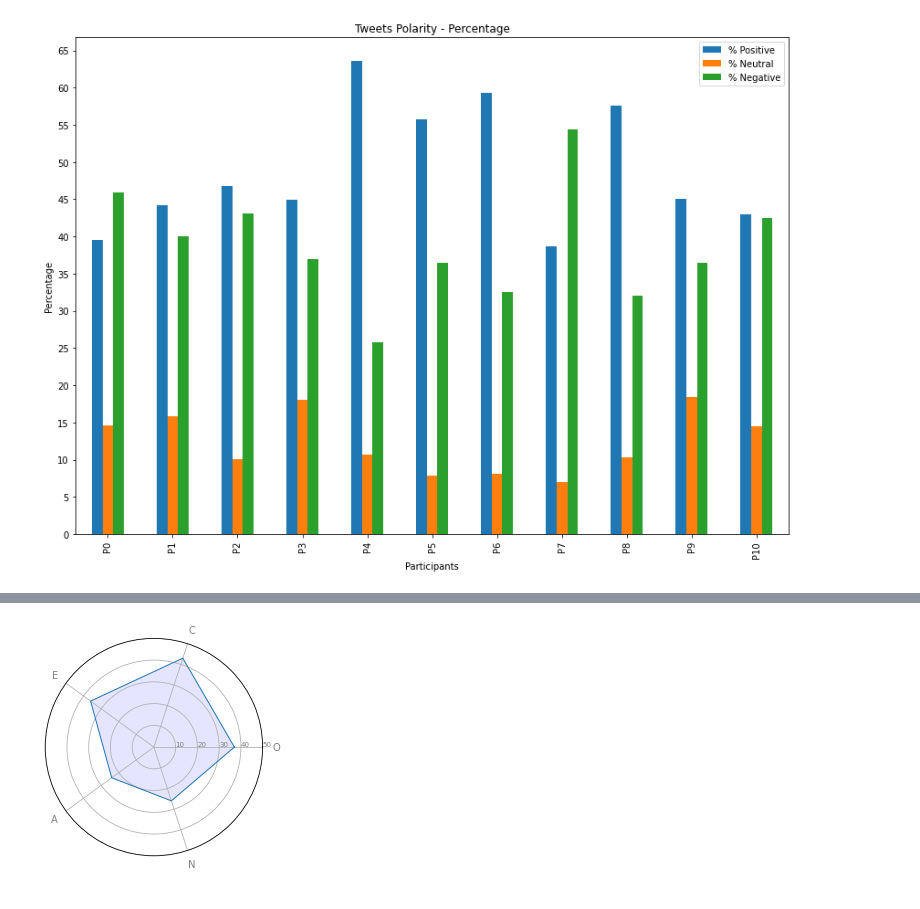
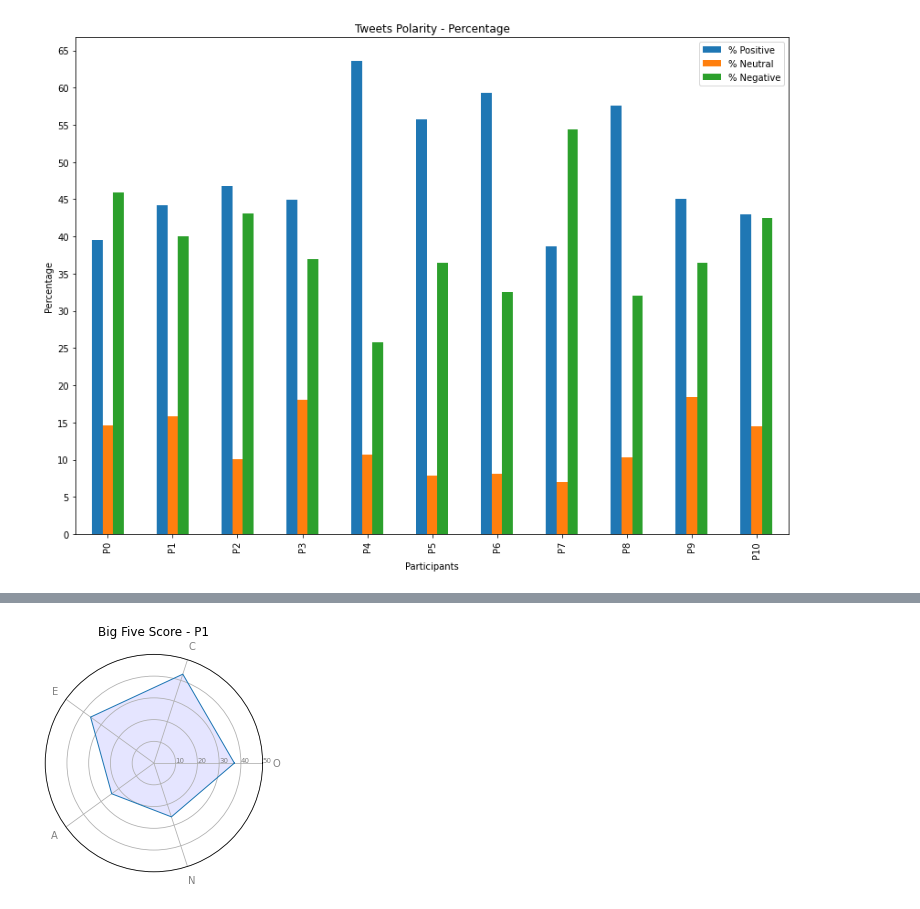
Before and after one commit to leosilva/peerj_computer_science_2022, a Jupyter notebook: Notebooks/Line Chart Polarity Scores.ipynb, the cells around one changed output, grey strips where cells are left out. Saved outputs shown, nothing was run; the diff lists cells and outputs as text; code cells hidden in the pictures.

Commit message:
alteração no spider chart

```diff
--- a/Notebooks/Line Chart Polarity Scores.ipynb
+++ b/Notebooks/Line Chart Polarity Scores.ipynb
@@ -313,12 +313,17 @@ bigfive = []
 
 for c in data:
     id_user = c
+
     df_bf = pd.DataFrame(data[id_user]['bigfive'])
-#     del df_bf[0]
-#     del df_bf[6]
-#     df_bf.columns = ['O', 'C', 'E', 'A', 'N']
 
-    bigfive.append(df_bf)
+    if df_bf.empty == False:
+
+        del df_bf[0]
+        del df_bf[6]
+
+        df_bf.columns = ['O', 'C', 'E', 'A', 'N']
+
+        bigfive.append(df_bf)
 
 print(bigfive)
 # %% [output]
@@ -342,52 +337,58 @@ Index: []]
 # %%
-o = [bigfive['O']]
-c = [bigfive['C']]
-e = [bigfive['E']]
-a = [bigfive['A']]
-n = [bigfive['N']]
+count = 1
+for b in bigfive:
 
-# Set data
-df = pd.DataFrame({
-'group': ['A'],
-'O': o,
-'C': c,
-'E': e,
-'A': a,
-'N': n
-})
+    o = [b['O']]
+    c = [b['C']]
+    e = [b['E']]
+    a = [b['A']]
+    n = [b['N']]
 
-# number of variable
-categories=list(df)[1:]
-N = len(categories)
+    # Set data
+    df = pd.DataFrame({
+    'group': ['A'],
+    'O': o,
+    'C': c,
+    'E': e,
+    'A': a,
+    'N': n
+    })
 
-# We are going to plot the first line of the data frame.
-# But we need to repeat the first value to close the circular graph:
-values=df.loc[0].drop('group').values.flatten().tolist()
-values += values[:1]
-values
+    # number of variable
+    categories=list(df)[1:]
+    N = len(categories)
 
-# What will be the angle of each axis in the plot? (we divide the plot / number of variable)
-angles = [n / float(N) * 2 * pi for n in range(N)]
-angles += angles[:1]
+    # We are going to plot the first line of the data frame.
+    # But we need to repeat the first value to close the circular graph:
+    values=df.loc[0].drop('group').values.flatten().tolist()
+    values += values[:1]
+    values
 
-# Initialise the spider plot
-ax = plt.subplot(111, polar=True)
+    # What will be the angle of each axis in the plot? (we divide the plot / number of variable)
+    angles = [n / float(N) * 2 * pi for n in range(N)]
+    angles += angles[:1]
 
-# Draw one axe per variable + add labels
-plt.xticks(angles[:-1], categories, color='grey', size=10)
+    # Initialise the spider plot
+    ax = plt.subplot(111, polar=True)
 
-# Draw ylabels
-ax.set_rlabel_position(0)
-plt.yticks([10,20,30, 40, 50], ["10","20","30", '40', '50'], color="grey", size=7)
-plt.ylim(0,50)
+    # Draw one axe per variable + add labels
+    plt.xticks(angles[:-1], categories, color='grey', size=10)
 
-# Plot data
-ax.plot(angles, values, linewidth=1, linestyle='solid')
+    # Draw ylabels
+    ax.set_rlabel_position(0)
+    plt.yticks([10,20,30, 40, 50], ["10","20","30", '40', '50'], color="grey", size=7)
+    plt.ylim(0,50)
 
-# Fill area
-ax.fill(angles, values, 'b', alpha=0.1)
+    # Plot data
+    ax.plot(angles, values, linewidth=1, linestyle='solid')
 
-# Show the graph
-plt.show()
+    # Fill area
+    ax.fill(angles, values, 'b', alpha=0.1)
+
+    plt.title('Big Five Score - P{}'.format(count))
+
+    # Show the graph
+    plt.show()
+    count += 1
 # %% [output]
-[figure, old version]
+[figure, new version]
```
Also changed, not shown: parts of 2 cells of this notebook.
